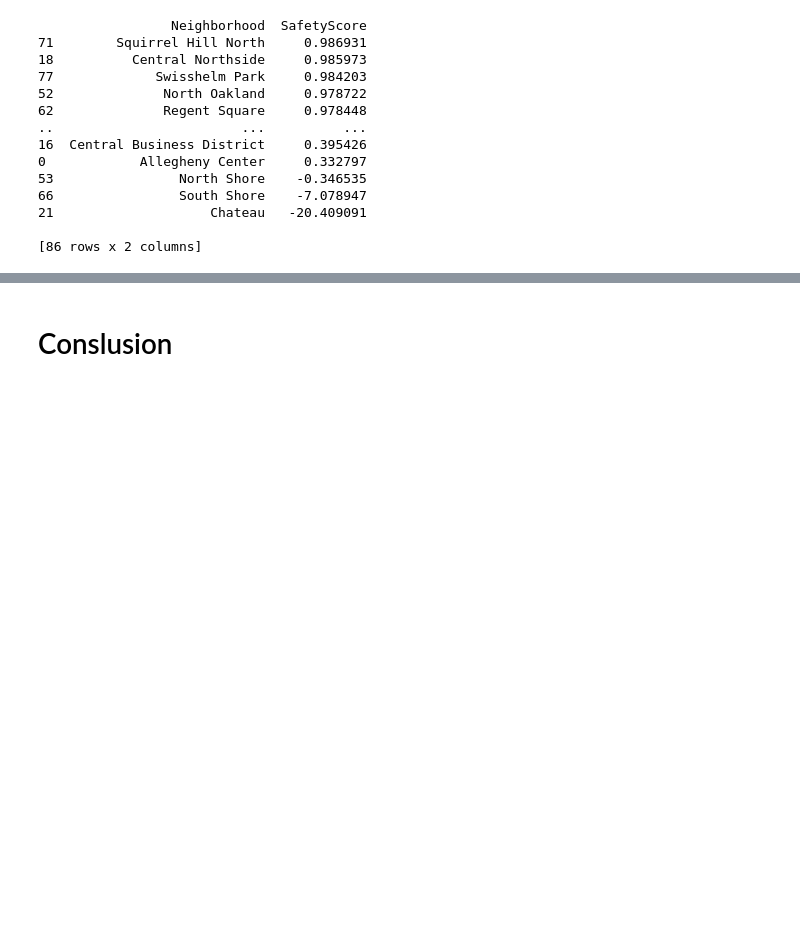
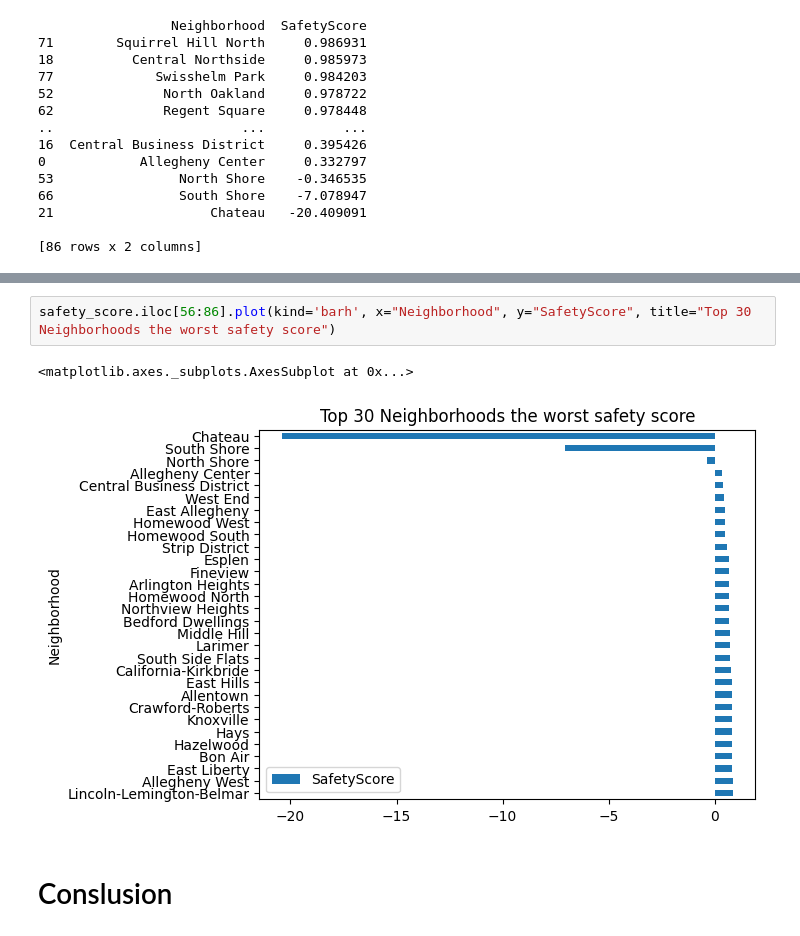
Before and after one commit to jimstuh/finalprojectBIGIDEAS, a Jupyter notebook: main.ipynb, the cells around one changed output, grey strips where cells are left out. Cells and saved outputs as stored; diff of their text form; blank space fills up the shorter version.

```diff
--- a/main.ipynb
+++ b/main.ipynb
@@ -272,3 +259,8 @@ print(safety_score)
+# %%
+safety_score.iloc[56:86].plot(kind='barh', x="Neighborhood", y="SafetyScore", title="Top 30 Neighborhoods the worst safety score")
+# %% [output]
+<matplotlib.axes._subplots.AxesSubplot at 0x...>
+[figure, added]
 # %% [markdown]
 # Conslusion
 # %% [markdown]
```
Also changed, not shown: parts of 10 cells of this notebook, 3 other files.
